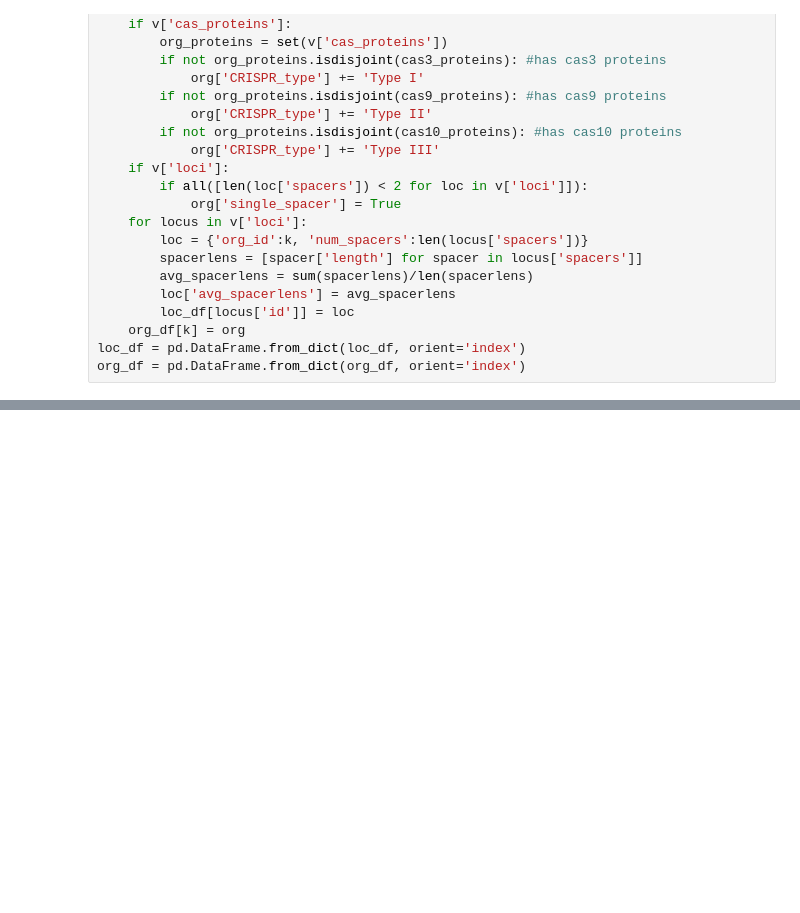
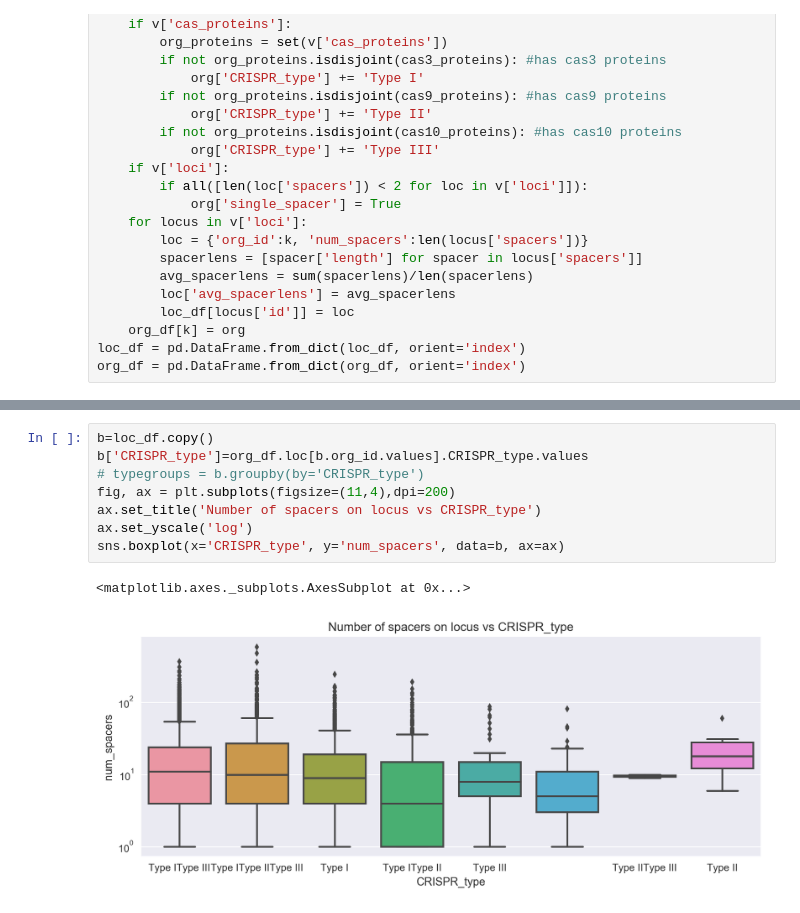
Before and after one commit to cemyld/phageParser, a Jupyter notebook: demos/Journal.ipynb, the cells around one changed output, grey strips where cells are left out. Saved outputs shown, nothing was run; the diff lists cells and outputs as text; blank space fills up the shorter version.

```diff
--- a/demos/Journal.ipynb
+++ b/demos/Journal.ipynb
@@ -97,0 +87,11 @@ len(a)
+# %%
+b=loc_df.copy()
+b['CRISPR_type']=org_df.loc[b.org_id.values].CRISPR_type.values
+# typegroups = b.groupby(by='CRISPR_type')
+fig, ax = plt.subplots(figsize=(11,4),dpi=200)
+ax.set_title('Number of spacers on locus vs CRISPR_type')
+ax.set_yscale('log')
+sns.boxplot(x='CRISPR_type', y='num_spacers', data=b, ax=ax)
+# %% [output]
+<matplotlib.axes._subplots.AxesSubplot at 0x...>
+[figure, added]
```
Also changed, not shown: parts of 13 cells of this notebook.
